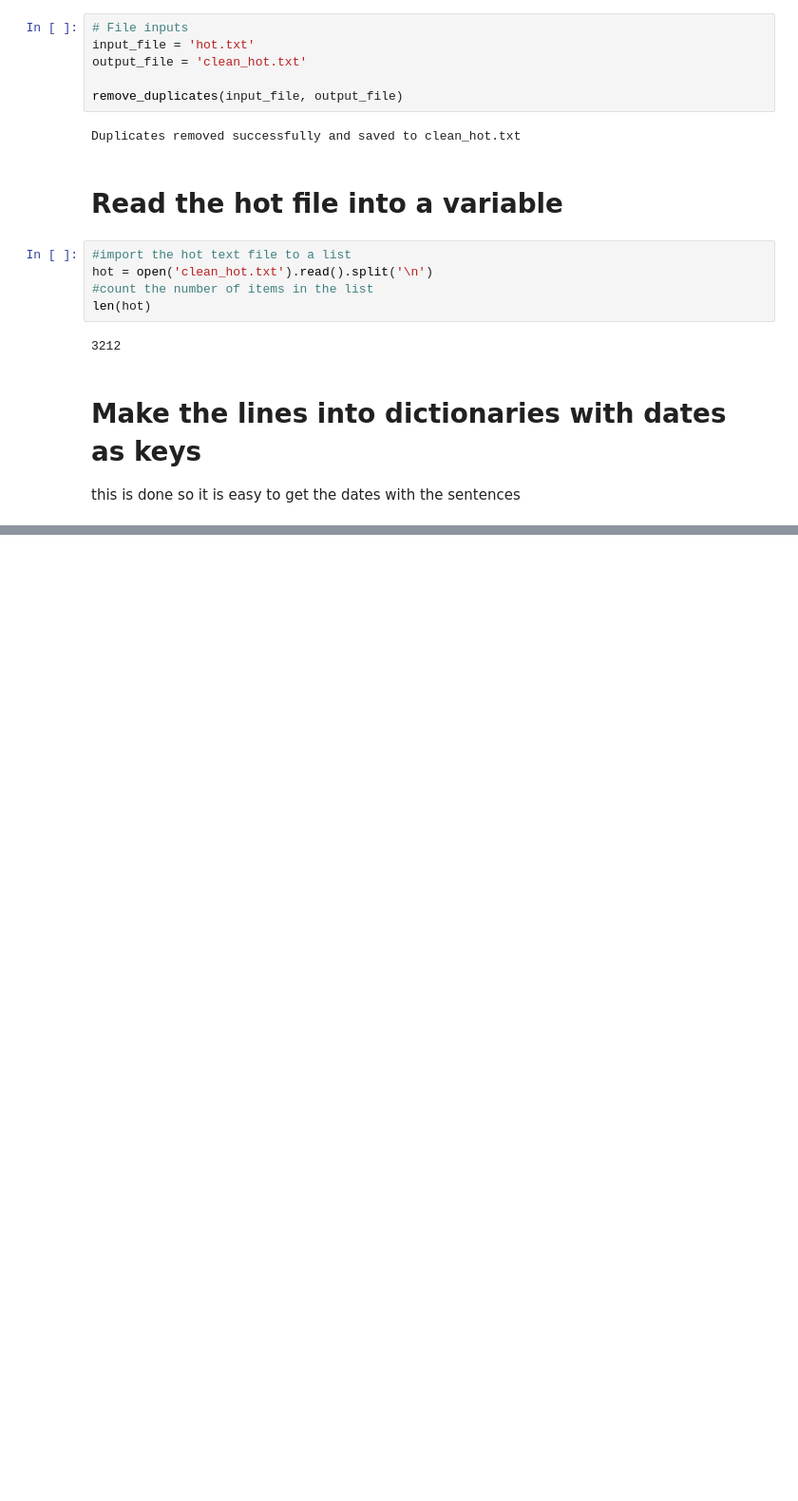
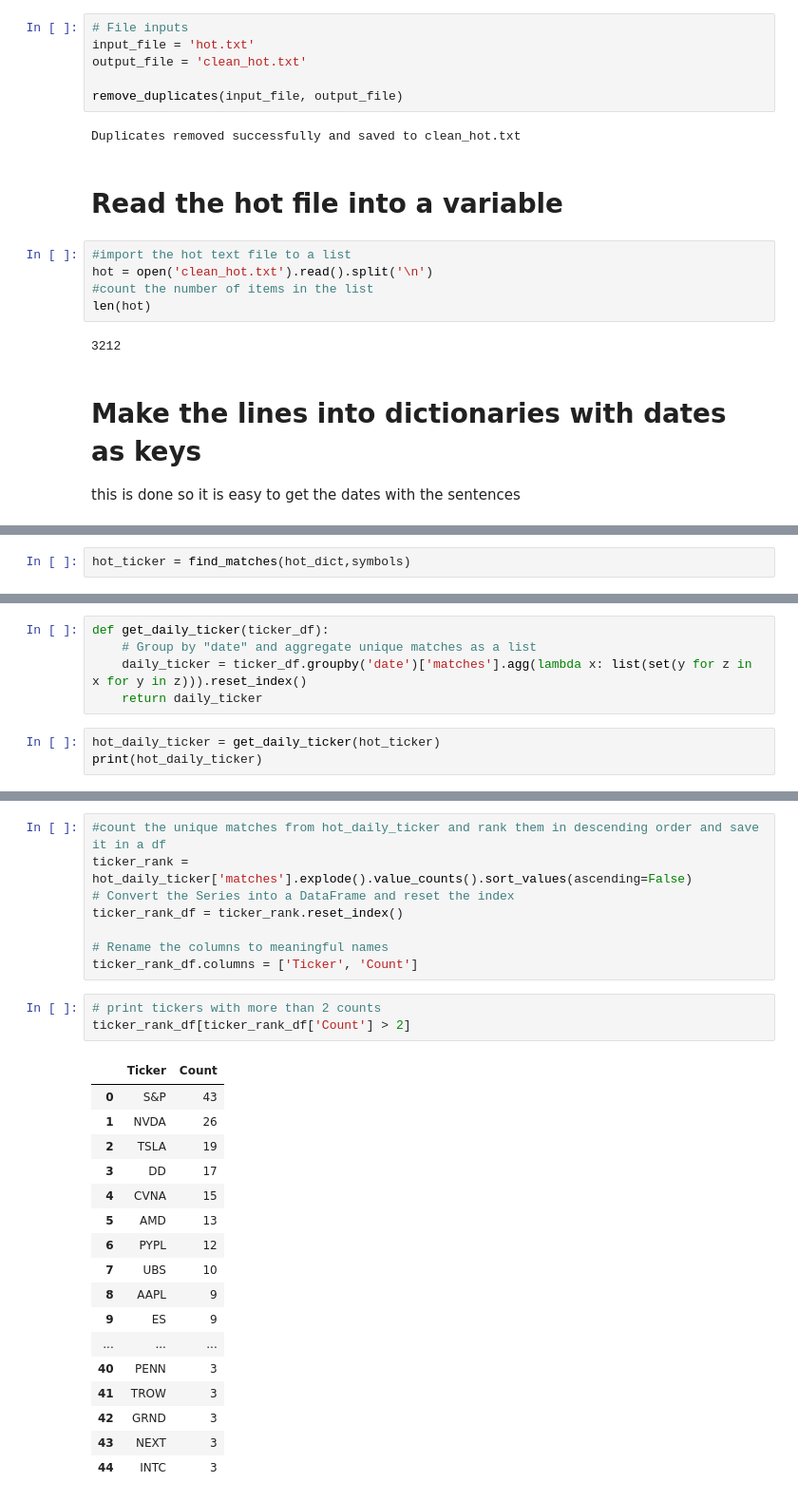
Before and after one commit to Christopher-jason/cjs-dissertation, a Jupyter notebook: Stocks/dissy_draft1.ipynb, the cells around one changed output, grey strips where cells are left out. Shown: that part at 95% size. Drawn from its saved outputs; the diff is of its cells as text; blank space fills up the shorter version.

```diff
--- a/Stocks/dissy_draft1.ipynb
+++ b/Stocks/dissy_draft1.ipynb
@@ -116,0 +160,2 @@ IndentationError: expected an indented block after function definition on line 1
+# %%
+hot_ticker = find_matches(hot_dict,symbols)
@@ -116,0 +194,8 @@ IndentationError: expected an indented block after function definition on line 1
+# %%
+def get_daily_ticker(ticker_df):
+    # Group by "date" and aggregate unique matches as a list
+    daily_ticker = ticker_df.groupby('date')['matches'].agg(lambda x: list(set(y for z in x for y in z))).reset_index()
+    return daily_ticker
+# %%
+hot_daily_ticker = get_daily_ticker(hot_ticker)
+print(hot_daily_ticker)
@@ -116,0 +220,29 @@ IndentationError: expected an indented block after function definition on line 1
+# %%
+#count the unique matches from hot_daily_ticker and rank them in descending order and save it in a df
+ticker_rank = hot_daily_ticker['matches'].explode().value_counts().sort_values(ascending=False)
+# Convert the Series into a DataFrame and reset the index
+ticker_rank_df = ticker_rank.reset_index()
+
+# Rename the columns to meaningful names
+ticker_rank_df.columns = ['Ticker', 'Count']
+# %%
+# print tickers with more than 2 counts
+ticker_rank_df[ticker_rank_df['Count'] > 2]
+# %% [output]
+|  | Ticker | Count |
+| 0 | S&P | 43 |
+| 1 | NVDA | 26 |
+| 2 | TSLA | 19 |
+| 3 | DD | 17 |
+| 4 | CVNA | 15 |
+| 5 | AMD | 13 |
+| 6 | PYPL | 12 |
+| 7 | UBS | 10 |
+| 8 | AAPL | 9 |
+| 9 | ES | 9 |
+| ... | ... | ... |
+| 40 | PENN | 3 |
+| 41 | TROW | 3 |
+| 42 | GRND | 3 |
+| 43 | NEXT | 3 |
+| 44 | INTC | 3 |
```
Also changed, not shown: parts of 11 cells of this notebook, 2 other files.
